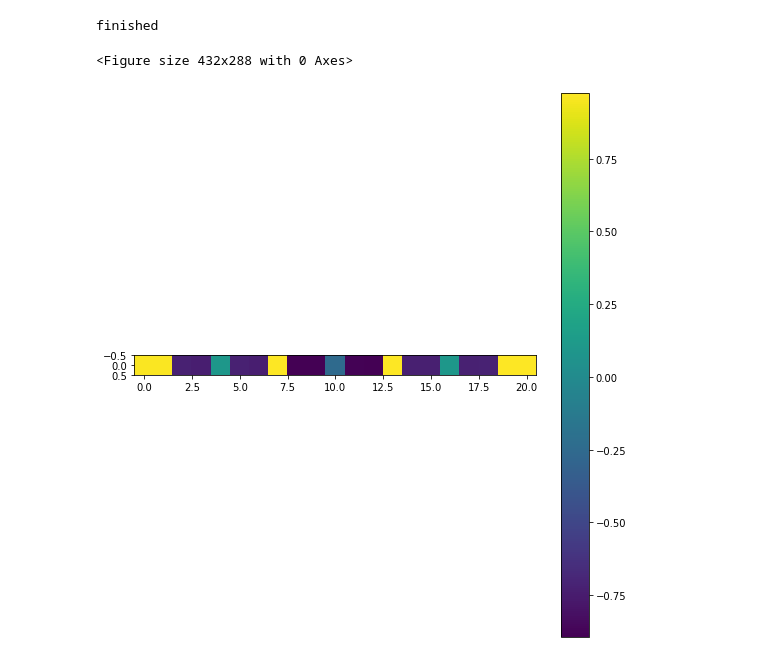
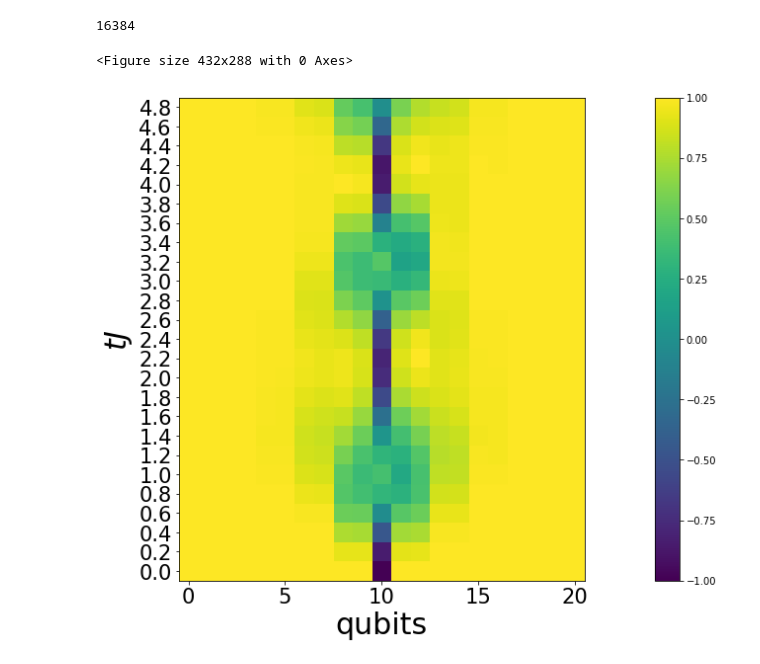
Before and after one commit to Zhelun-Li/Z2_simulation, a Jupyter notebook: Z2_confinement_simulation.ipynb, the cells around one changed output. Saved outputs shown, nothing was run; the diff lists cells and outputs as text; code cells hidden in the pictures.

```diff
--- a/Z2_confinement_simulation.ipynb
+++ b/Z2_confinement_simulation.ipynb
@@ -282,22 +255,46 @@ plt.show()
-# %%
-circuit = getTrotterCircuit(n_qubits,J,nTrotter=13,fFactor=200,dtFactor=dtFactor)
-
-with Session(service=service, backend=simulator) as session:
-    estimator = Estimator(session=session,options=options0)
-    job2=estimator.run(circuits=[circuit]*len(observable_list),
-                                        observables=observable_list,shots=nShots)
-    print("finished")
-# %% [output]
-finished
-# %%
-plt.figure(1)
-plt.figure(figsize=(9,10))
-results=np.array(job2.result().values)
-v=[results]
-plt.imshow(v, interpolation='none')
-plt.colorbar()
-
-plt.show()
-# %% [output]
-<Figure size 432x288 with 0 Axes>
-[figure, removed]
+# %%
+nEvents=1
+nShots=2**14
+print(nShots)
+# %% [output]
+16384
+# %%
+nSteps=25
+job_2_list=[]
+
+with Session(service=service, backend=simulator) as session:
+    estimator = Estimator(session=session,options=options0)
+
+    for i in range(nSteps):
+
+
+        circuit = getTrotterCircuit(n_qubits,J,nTrotter=i,fFactor=2,dtFactor=dtFactor)
+        job=estimator.run(circuits=[circuit]*len(observable_list), observables=observable_list,shots=nShots)
+        job_2_list.append(job)
+
+    print("finished")
+
+results_2=[]
+for job in job_2_list:
+    t_start=time.time()
+    results_2.append(job.result().values)
+    print(time.time()-t_start)
+
+results_2=np.array(results_2)
+# %%
+results_2=results_2[0:nSteps]
+LabelSize=30
+plt.figure(1)
+plt.figure(figsize=(16,9))
+plt.imshow(results_2, interpolation='none',origin='lower')
+
+y=dtFactor*J*np.arange(0,len(results_2),1)
+plt.yticks(range(len(y)), np.round(y,2))
+plt.xlabel('qubits',fontsize=LabelSize)
+plt.ylabel(r'$tJ$',fontsize=LabelSize)
+plt.tick_params(axis='both', which='major', labelsize=LabelSize*0.7)
+plt.colorbar(fraction=0.03, pad=0.08)
+plt.show()
+# %% [output]
+<Figure size 432x288 with 0 Axes>
+[figure, added]
```
Also changed, not shown: parts of 14 cells of this notebook.
